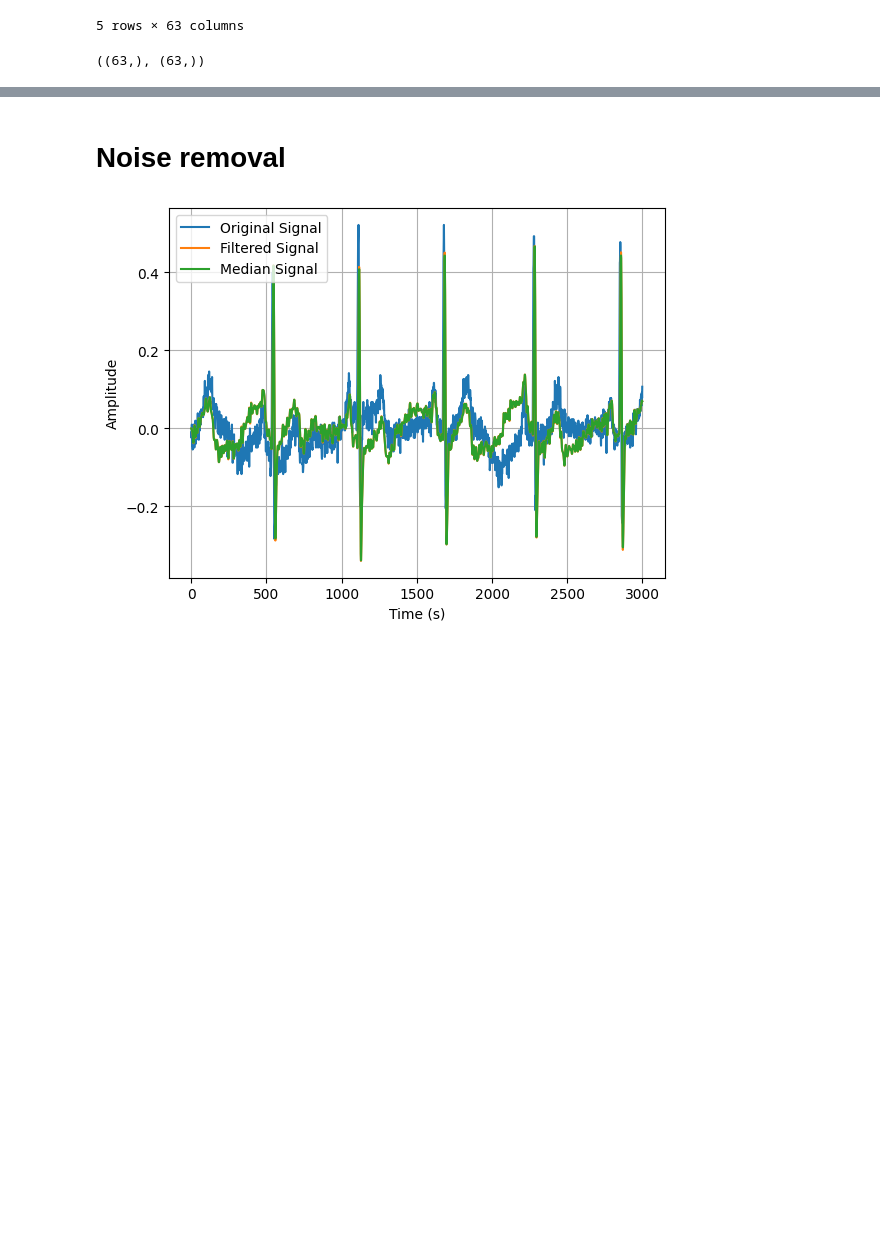
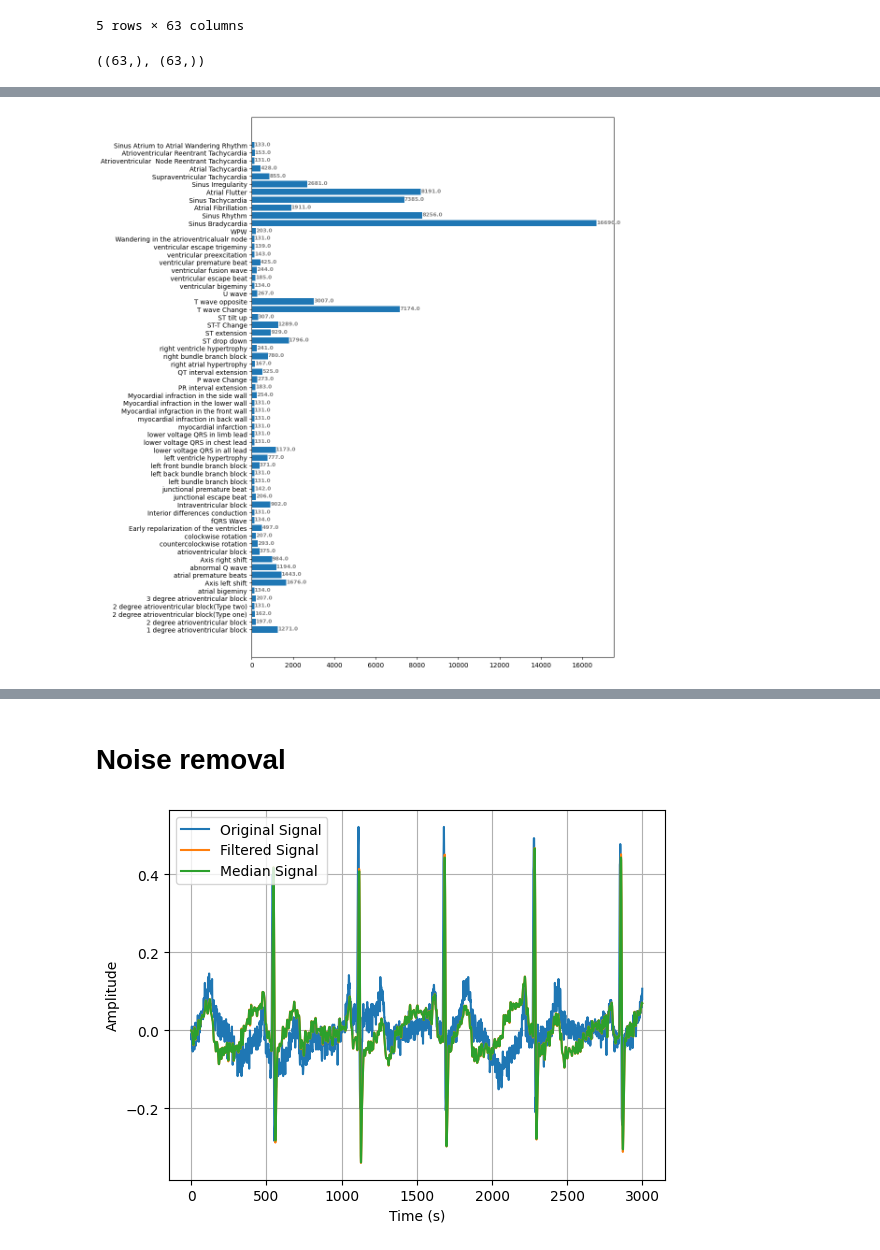
Before and after one commit to AvaRetail/ECG, a Jupyter notebook: data/practise.ipynb, the cells around one changed output, grey strips where cells are left out. Cells and saved outputs as stored; diff of their text form; code cells hidden in the pictures; blank space fills up the shorter version.

```diff
--- a/data/practise.ipynb
+++ b/data/practise.ipynb
@@ -229,0 +246,15 @@ ax.invert_yaxis()
+# %%
+fig, ax = plt.subplots(figsize=(10,15))
+ax.barh(labels_id, data, )
+
+
+# Add annotation to bars
+for i in ax.patches:
+    plt.text(i.get_width()+0.2, i.get_y()+0.3,
+             str(round((i.get_width()), 2)),
+             fontsize=8, fontweight='bold',
+             color='grey')
+
+plt.show()
+# %% [output]
+[figure, added]
```
Also changed, not shown: parts of 8 cells of this notebook, 4 other files.
